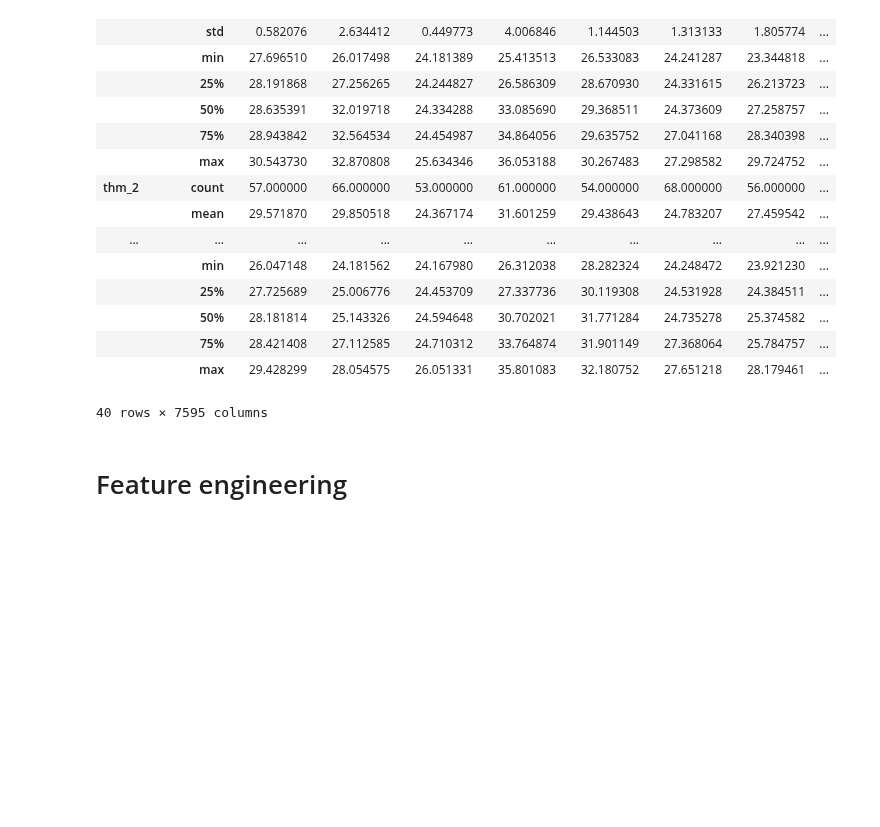
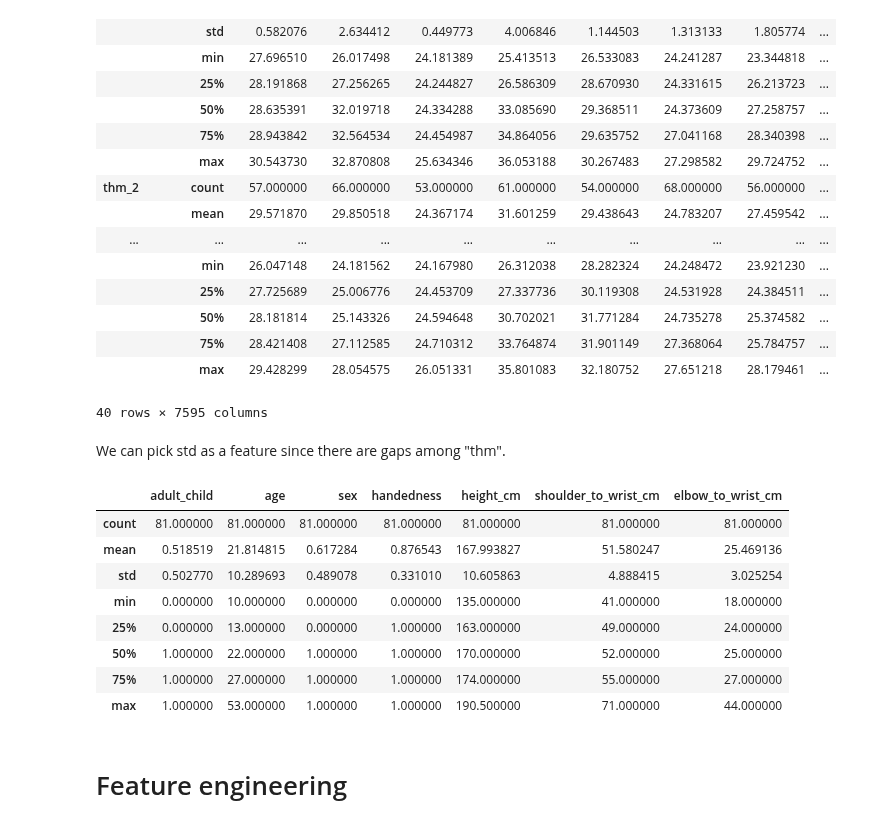
Before and after one commit to HHHHiiidddeee/kaggle, a Jupyter notebook: cmi-detect_behavior_with_sensoring_data/cmi-analysis.ipynb, the cells around one changed output. Cells and saved outputs as stored; diff of their text form; code cells hidden in the pictures; blank space fills up the shorter version.

```diff
--- a/cmi-detect_behavior_with_sensoring_data/cmi-analysis.ipynb
+++ b/cmi-detect_behavior_with_sensoring_data/cmi-analysis.ipynb
@@ -446,6 +451,20 @@ train_df.groupby(["sequence_id"])[thm_columns].describe().transpose()
 |  | 75% | 28.421408 | 27.112585 | 24.710312 | 33.764874 | 31.901149 | 27.368064 | 25.784757 | ... |
 |  | max | 29.428299 | 28.054575 | 26.051331 | 35.801083 | 32.180752 | 27.651218 | 28.179461 | ... |
 40 rows × 7595 columns
+# %% [markdown]
+We can pick std as a feature since there are gaps among "thm".
+# %%
+train_demographics_df.describe()
+# %% [output]
+|  | adult_child | age | sex | handedness | height_cm | shoulder_to_wrist_cm | elbow_to_wrist_cm |
+| count | 81.000000 | 81.000000 | 81.000000 | 81.000000 | 81.000000 | 81.000000 | 81.000000 |
+| mean | 0.518519 | 21.814815 | 0.617284 | 0.876543 | 167.993827 | 51.580247 | 25.469136 |
+| std | 0.502770 | 10.289693 | 0.489078 | 0.331010 | 10.605863 | 4.888415 | 3.025254 |
+| min | 0.000000 | 10.000000 | 0.000000 | 0.000000 | 135.000000 | 41.000000 | 18.000000 |
+| 25% | 0.000000 | 13.000000 | 0.000000 | 1.000000 | 163.000000 | 49.000000 | 24.000000 |
+| 50% | 1.000000 | 22.000000 | 1.000000 | 1.000000 | 170.000000 | 52.000000 | 25.000000 |
+| 75% | 1.000000 | 27.000000 | 1.000000 | 1.000000 | 174.000000 | 55.000000 | 27.000000 |
+| max | 1.000000 | 53.000000 | 1.000000 | 1.000000 | 190.500000 | 71.000000 | 44.000000 |
 # %% [markdown]
 # Feature engineering
 # %% [markdown]
```
Also changed, not shown: parts of 9 cells of this notebook.
